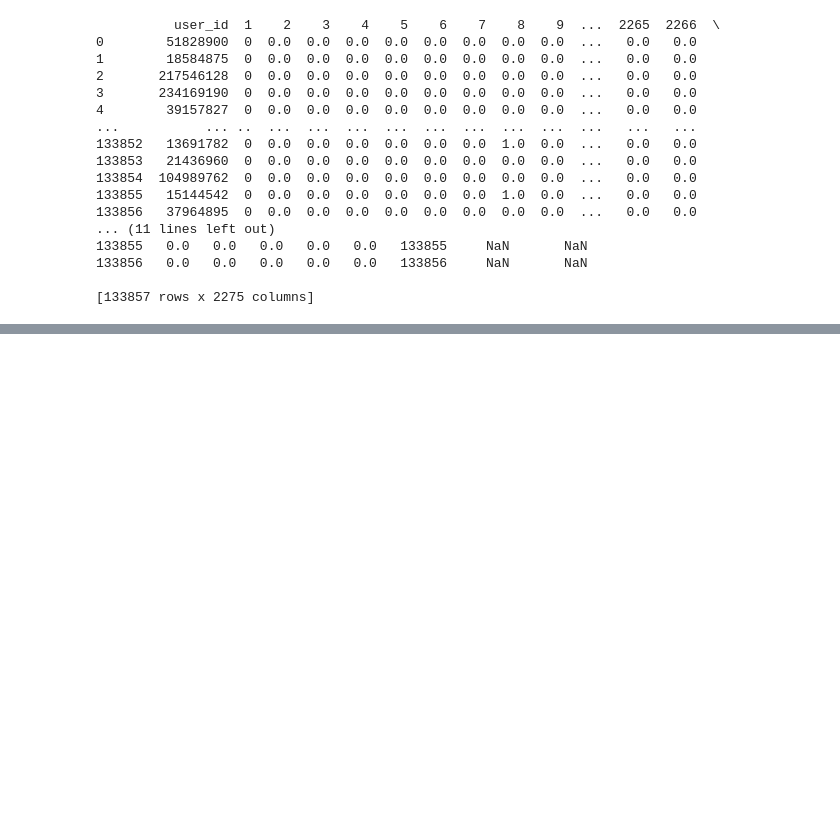
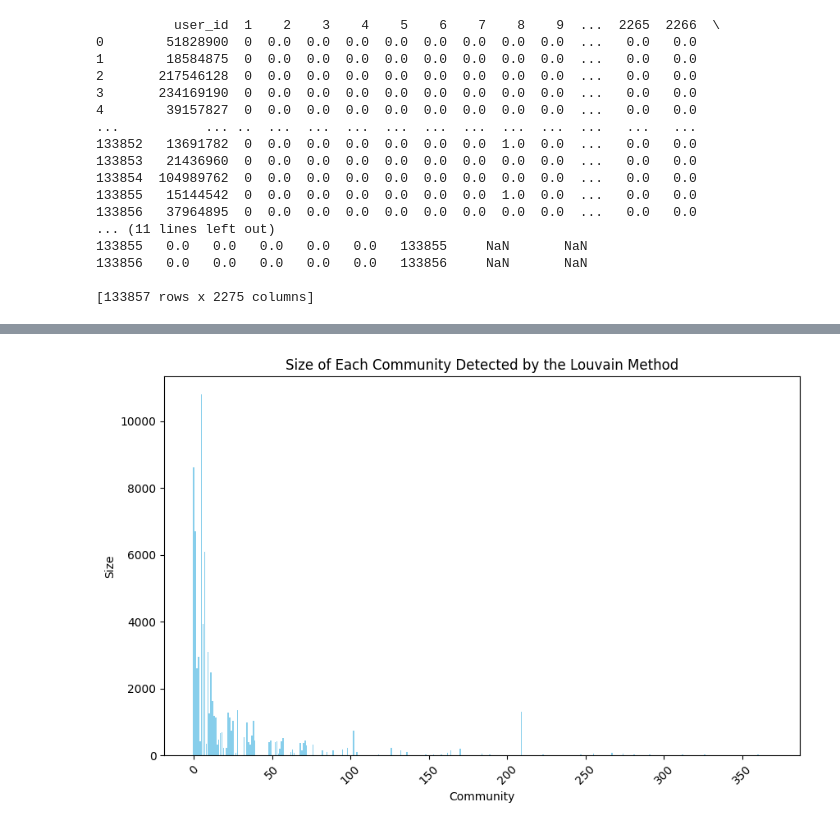
Before and after one commit to chiemgiabaost/4414-project, a Jupyter notebook: project.ipynb, the cells around one changed output, grey strips where cells are left out. Saved outputs shown, nothing was run; the diff lists cells and outputs as text; code cells hidden in the pictures; blank space fills up the shorter version.

```diff
--- a/project.ipynb
+++ b/project.ipynb
@@ -347,0 +415,17 @@ print(all_features)
+# %%
+community_counts = {}
+for node, community in partition.items():
+    if community not in community_counts:
+        community_counts[community] = 0
+    community_counts[community] += 1
+
+# Plot the size of each community as a bar chart
+plt.figure(figsize=(10, 6))
+plt.bar(community_counts.keys(), community_counts.values(), color='skyblue')
+plt.xlabel("Community")
+plt.ylabel("Size")
+plt.title("Size of Each Community Detected by the Louvain Method")
+plt.xticks(rotation=45)
+plt.show()
+# %% [output]
+[figure, added]
```
Also changed, not shown: parts of 4 cells of this notebook, 6 other files.
